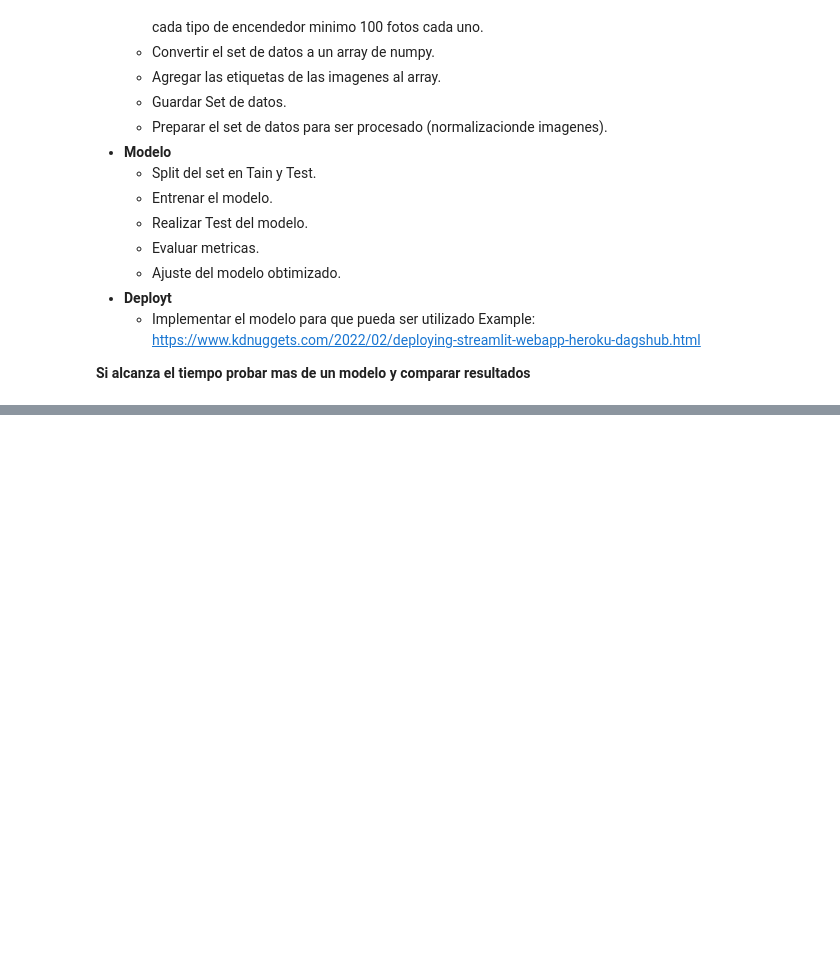
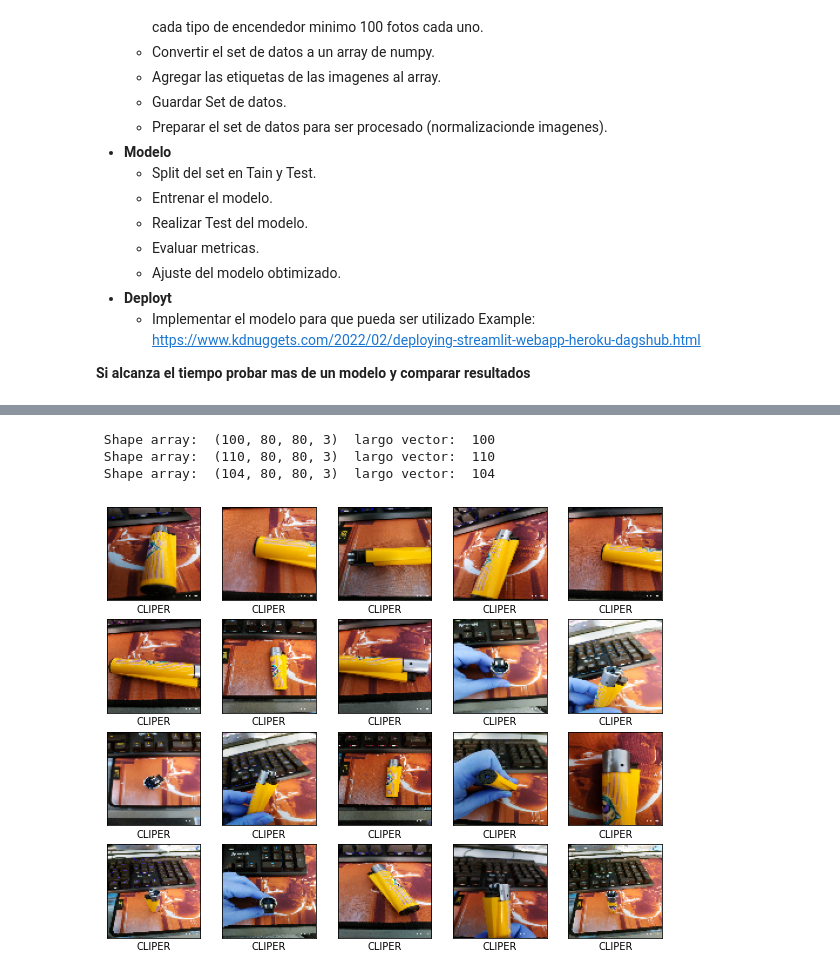
Before and after one commit to octagomez/clasificador_encendedores_ML_minist_3, a Jupyter notebook: ML_RED_convolucionales_TP1.ipynb, the cells around one changed output, grey strips where cells are left out. Cells and saved outputs as stored; diff of their text form; code cells hidden in the pictures; blank space fills up the shorter version.

```diff
--- a/ML_RED_convolucionales_TP1.ipynb
+++ b/ML_RED_convolucionales_TP1.ipynb
@@ -135,0 +209,11 @@ AttributeError: ignored
+# %%
+# CONCATENAR ARRAYS
+# Concatena los array pero el resultado es una lista lo que implica que despues de concatenar hay que volver a convertirlo a array de np
+
+# Voy a usar la salida de la funcion, el mismo array que guarde en disco
+# RECORDAR EL ORDEN DE CONCATENADO
+set_images = np.concatenate([np_clipers_training,np_descartables_treiner, np_bic_treiner])
+Set_images = np.array(set_images)
+
+# GUARDO EL ARRAY NUMPY
+np.save('array_encendedores.npy', Set_images)
@@ -135,0 +231,37 @@ AttributeError: ignored
+# %%
+# CREO UN VECTOR para cada array donde se repite el mismo numero x la cantidad de elementos del array
+etiquetas_clipler = np.repeat(0,len(np_clipers_training))
+print(" Shape array: ", np_clipers_training.shape," largo vector: ",len(etiquetas_clipler) )
+etiquetas_descartable = np.repeat(1,len(np_descartables_treiner))
+print(" Shape array: ", np_descartables_treiner.shape," largo vector: ",len(etiquetas_descartable) )
+etiquetas_bic = np.repeat(2,len(np_bic_treiner))
+print(" Shape array: ", np_bic_treiner.shape," largo vector: ",len(etiquetas_bic) )
+
+# CONCATENAMOS LOS VECTORES PARA TENER NUESTRO VECTOR Y
+labels = np.concatenate([etiquetas_clipler,etiquetas_descartable,etiquetas_bic])
+Labels = np.array(labels)
+# GUARDO EL ARRAY NUMPY
+np.save('vector_salida_encendedores.npy', Labels)
+
+# class_names = ['CLIPER','DESCARTABLE','BIC']
+# %% [output]
+ Shape array:  (100, 80, 80, 3)  largo vector:  100
+ Shape array:  (110, 80, 80, 3)  largo vector:  110
+ Shape array:  (104, 80, 80, 3)  largo vector:  104
+# %%
+
+
+class_names = ['CLIPER','DESCARTABLE','BIC']
+
+plt.figure(figsize=(10,10))
+for i in range(20):
+    plt.subplot(5,5,i+1)
+    plt.xticks([])
+    plt.yticks([])
+    plt.grid(False)
+    plt.imshow(Set_images[i])
+    #, cmap=plt.cm.binary
+    plt.xlabel(class_names[Labels[i]])
+plt.show()
+# %% [output]
+[figure, added]
```
Also changed, not shown: parts of 20 cells of this notebook.
